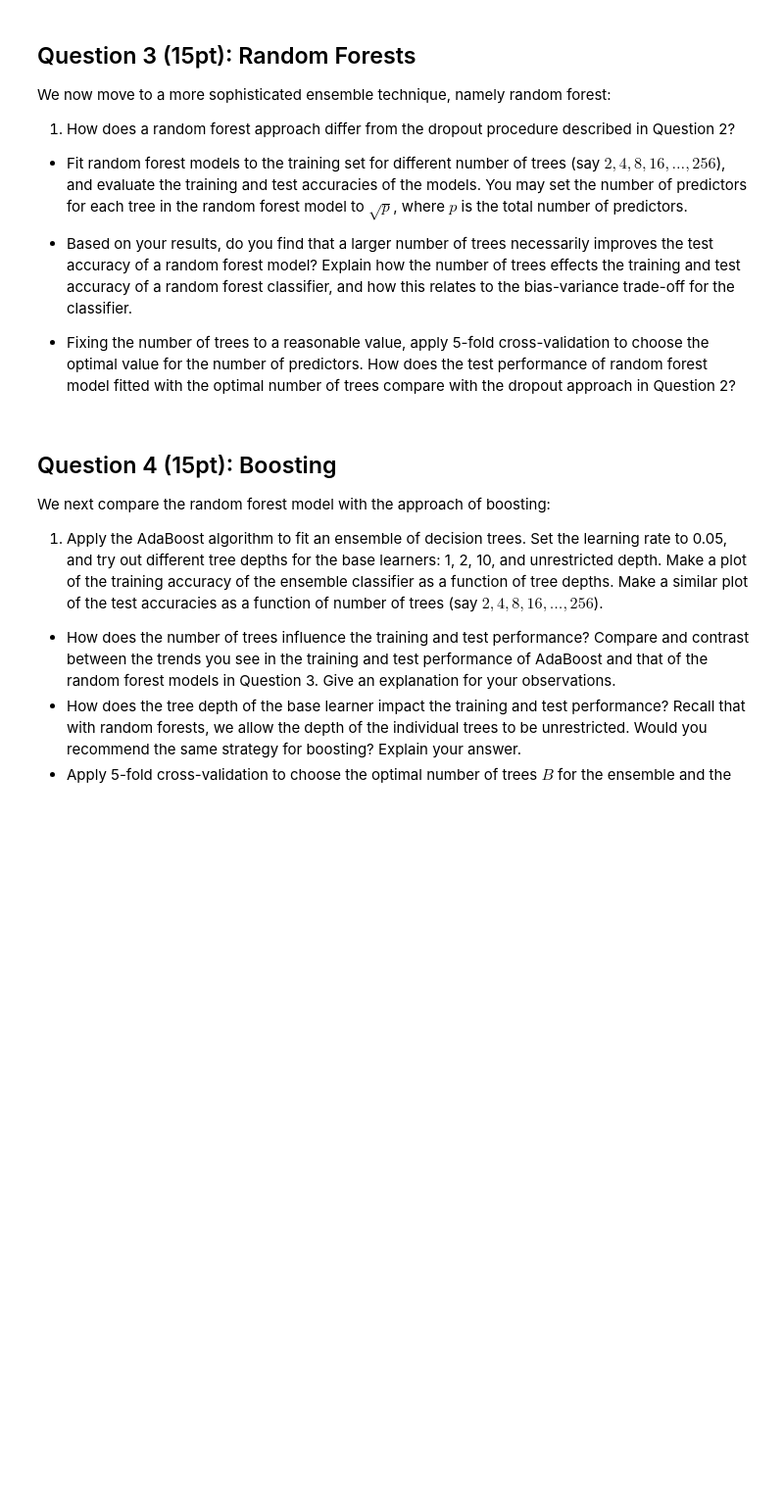
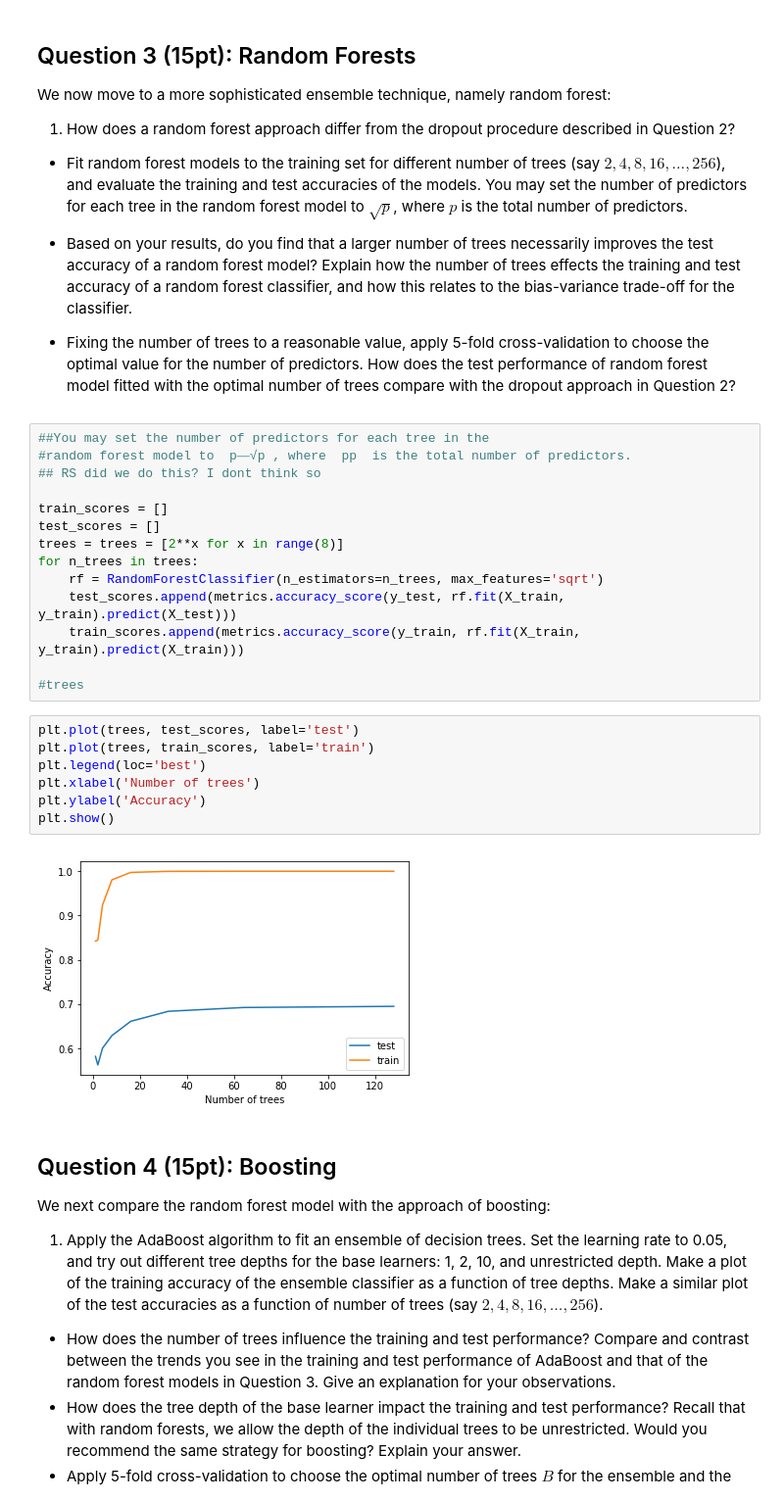
Before and after one commit to HeyItsRiddhi/DSFinalProject, a Jupyter notebook: HW8/cs109_hw8.ipynb, the cells around one changed output. Shown: that part at 98% size. Drawn from its saved outputs; the diff is of its cells as text; blank space fills up the shorter version.

```diff
--- a/HW8/cs109_hw8.ipynb
+++ b/HW8/cs109_hw8.ipynb
@@ -175,6 +239,29 @@ We now move to a more sophisticated ensemble technique, namely random forest:
 - Based on your results, do you find that a larger number of trees necessarily improves the test accuracy of a random forest model? Explain how the number of trees effects the training and test accuracy of a random forest classifier, and how this relates to the bias-variance trade-off for the classifier.
 
 - Fixing the number of trees to a reasonable value, apply 5-fold cross-validation to choose the optimal value for the  number of predictors. How does the test performance of random forest model fitted with the optimal number of trees compare with the dropout approach in Question 2?
+# %%
+##You may set the number of predictors for each tree in the
+#random forest model to  p⎯⎯√p , where  pp  is the total number of predictors.
+## RS did we do this? I dont think so
+
+train_scores = []
+test_scores = []
+trees = trees = [2**x for x in range(8)]
+for n_trees in trees:
+    rf = RandomForestClassifier(n_estimators=n_trees, max_features='sqrt')
+    test_scores.append(metrics.accuracy_score(y_test, rf.fit(X_train, y_train).predict(X_test)))
+    train_scores.append(metrics.accuracy_score(y_train, rf.fit(X_train, y_train).predict(X_train)))
+
+#trees
+# %%
+plt.plot(trees, test_scores, label='test')
+plt.plot(trees, train_scores, label='train')
+plt.legend(loc='best')
+plt.xlabel('Number of trees')
+plt.ylabel('Accuracy')
+plt.show()
+# %% [output]
+[figure, added]
 # %% [markdown]
 ## Question 4 (15pt): Boosting
 
```
Also changed, not shown: parts of 17 cells of this notebook.
